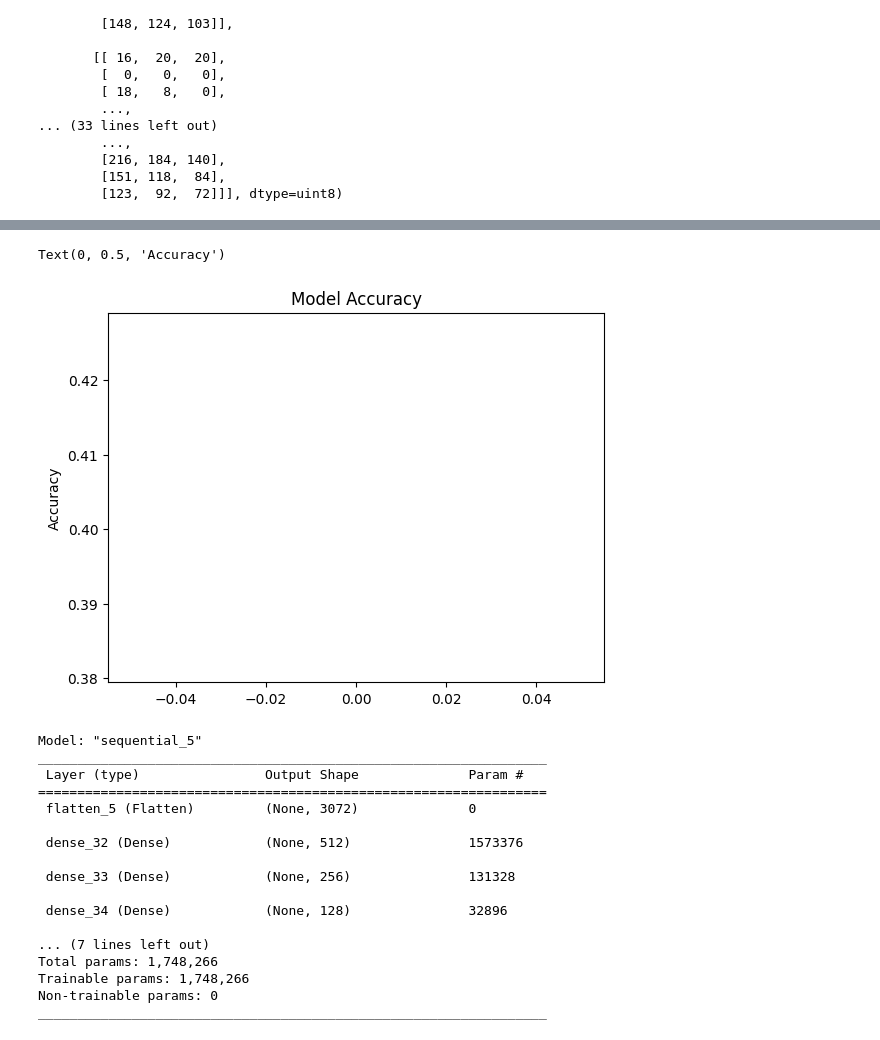
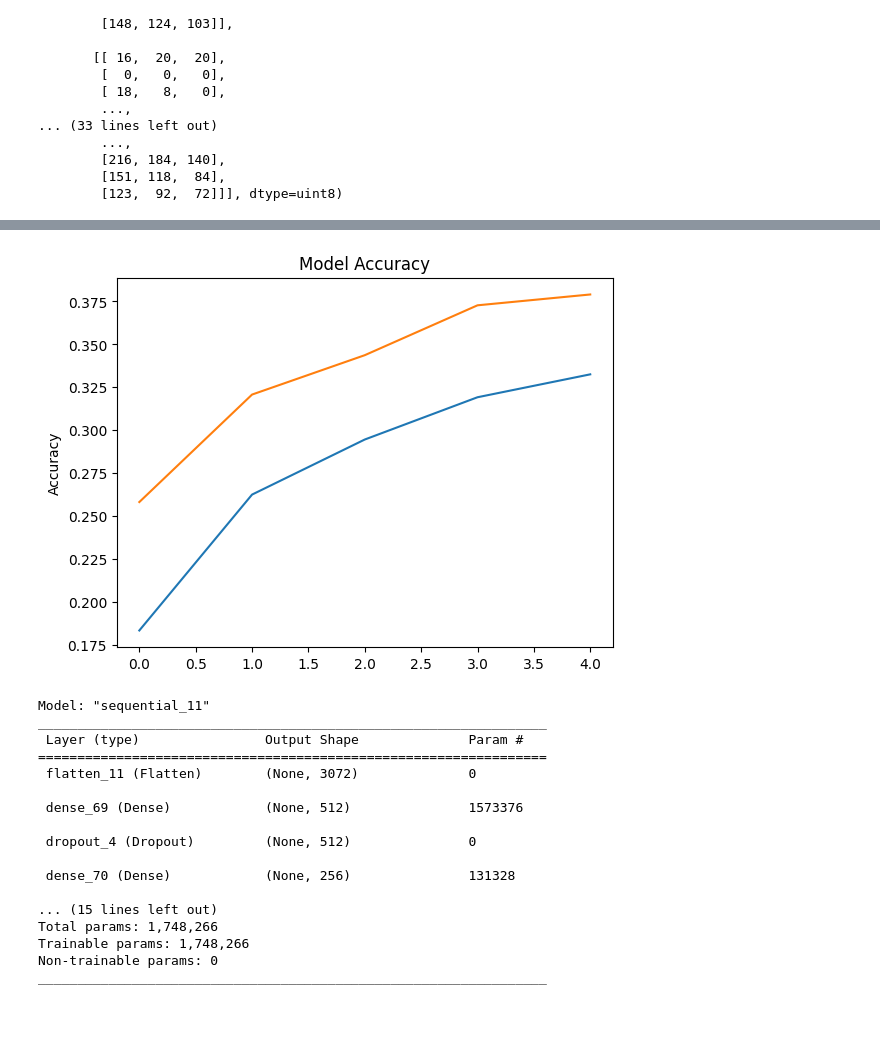
Before and after one commit to RexGod/DataMining_Pgu_Nueral_Network, a Jupyter notebook: ex5_py.ipynb, the cells around one changed output, grey strips where cells are left out. Cells and saved outputs as stored; diff of their text form; code cells hidden in the pictures.

```diff
--- a/ex5_py.ipynb
+++ b/ex5_py.ipynb
@@ -69,11 +70,16 @@ network = models.Sequential()
 
 network.add(layers.Flatten( input_shape=(32, 32, 3)))
 # %%
+from keras.backend import dropout
 
 network.add(layers.Dense(512,activation='relu')) #hidden_layer1
+network.add(layers.Dropout(0.3))
 network.add(layers.Dense(256,activation='relu')) #hidden_layer2
+network.add(layers.Dropout(0.3))
 network.add(layers.Dense(128, activation='relu')) #hidden_layer3
+network.add(layers.Dropout(0.3))
 network.add(layers.Dense(64, activation='relu')) #hidden_layer4
+network.add(layers.Dropout(0.3))
 network.add(layers.Dense(32, activation='relu')) #hidden_layer5
 network.add(layers.Dense(len(classes), activation='softmax'))  #output_layer
 # %%
@@ -82,5 +88,5 @@ network.compile(optimizer='SGD',
               metrics=['accuracy'],
               )
 # %%
-network.fit(x_train, y_train_to_categorical , epochs=1,validation_data=(x_test,y_test_to_categorical))
+nem=network.fit(x_train, y_train_to_categorical , epochs=10,validation_data=(x_test,y_test_to_categorical))
 # %% [output]
@@ -89,6 +103,6 @@ network.fit(x_train, y_train_to_categorical , epochs=1,validation_data=(x_test,y
 # %%
-plt.plot(network.fit(x_train, y_train_to_categorical , epochs=1,validation_data=(x_test,y_test_to_categorical)).history['accuracy'])
-plt.plot(network.fit(x_train, y_train_to_categorical , epochs=1,validation_data=(x_test,y_test_to_categorical)).history['val_accuracy'])
+plt.plot(nem.history['accuracy'])
+plt.plot(nem.history['val_accuracy'])
 plt.title('Model Accuracy')
 plt.ylabel('Accuracy')
 # %% [output]
@@ -97,21 +110,20 @@ plt.ylabel('Accuracy')
-Text(0, 0.5, 'Accuracy')
-[figure, old version]
+[figure, new version]
 # %%
 network.summary()
 # %% [output]
-Model: "sequential_5"
+Model: "sequential_11"
 _________________________________________________________________
  Layer (type)                Output Shape              Param #
 =================================================================
- flatten_5 (Flatten)         (None, 3072)              0
+ flatten_11 (Flatten)        (None, 3072)              0
 
- dense_32 (Dense)            (None, 512)               1573376
+ dense_69 (Dense)            (None, 512)               1573376
 
- dense_33 (Dense)            (None, 256)               131328
+ dropout_4 (Dropout)         (None, 512)               0
 
- dense_34 (Dense)            (None, 128)               32896
+ dense_70 (Dense)            (None, 256)               131328
 
-... (7 lines left out)
+... (15 lines left out)
 Total params: 1,748,266
 Trainable params: 1,748,266
 Non-trainable params: 0
```
Also changed, not shown: parts of 3 cells of this notebook.
